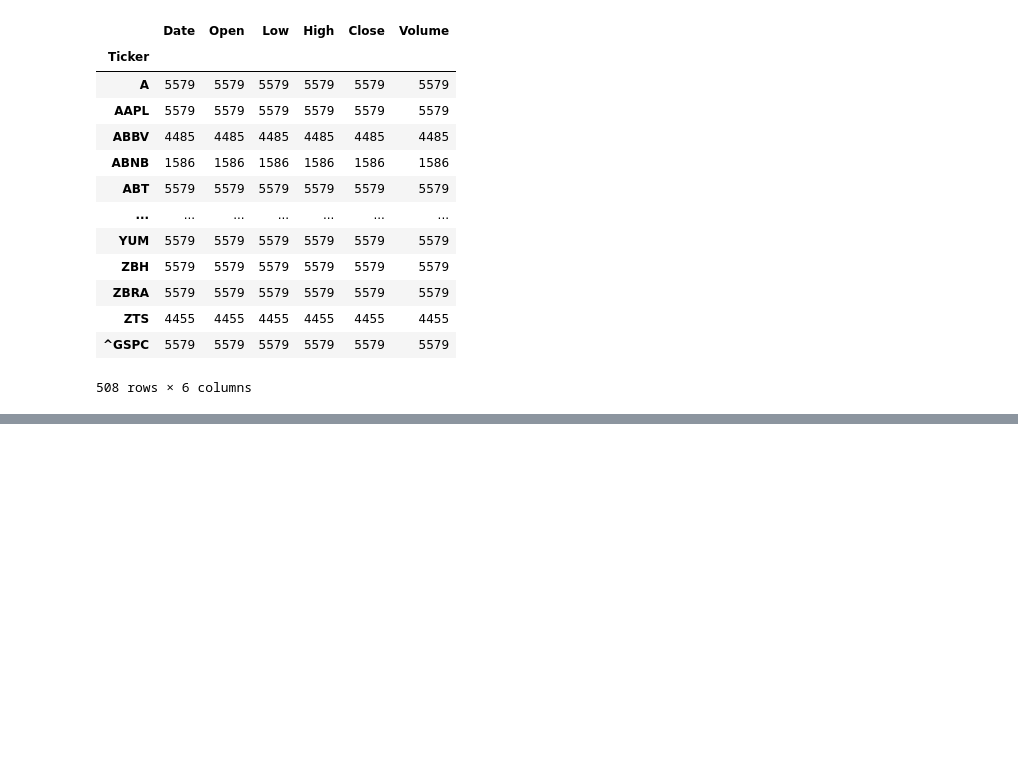
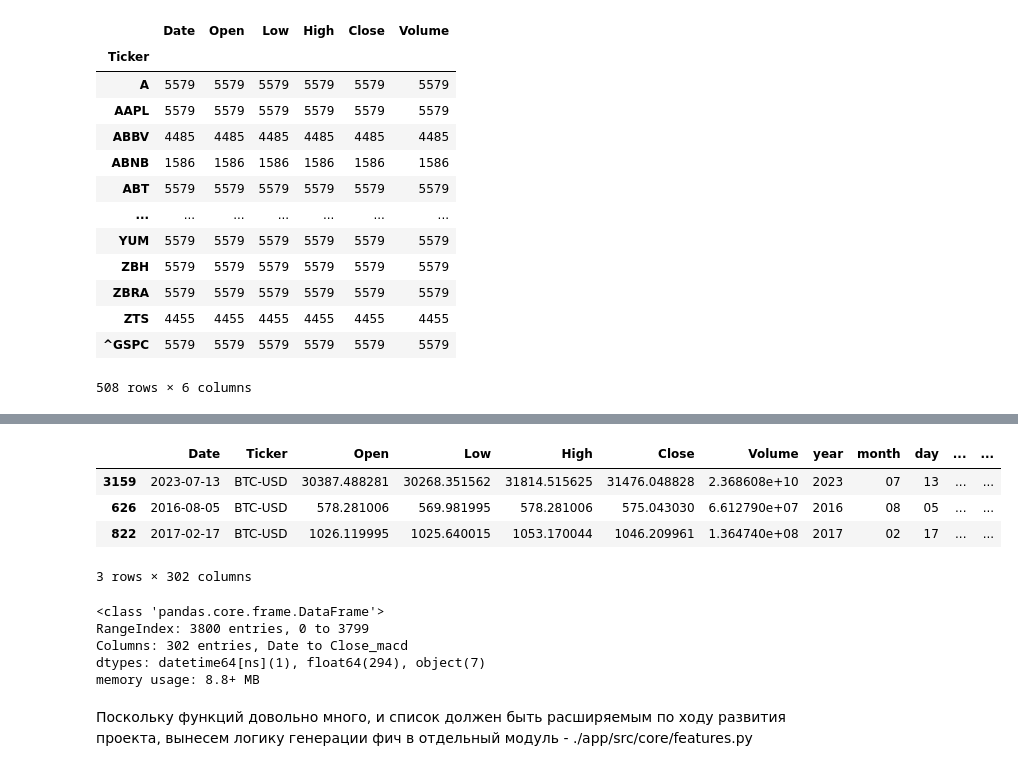
Before and after one commit to PaulDok/ML-Finance-Bot, a Jupyter notebook: app/notebooks/Homework #3.ipynb, the cells around one changed output, grey strips where cells are left out. Saved outputs shown, nothing was run; the diff lists cells and outputs as text; code cells hidden in the pictures; blank space fills up the shorter version.

```diff
--- a/app/notebooks/Homework #3.ipynb
+++ b/app/notebooks/Homework #3.ipynb
@@ -441,0 +504,16 @@ px.scatter(x=data[data['Ticker']==ticker]["Date"], y=data[data['Ticker']==ticker
+# %%
+def add_simple_datetime_features(data:pd.DataFrame)->tuple[pd.DataFrame, list[str]]:
+    """
+    Add simple Datetime features, inferred directly from 'Date' column
+    """
+    # NOTE: looks like some will be relevant for a given interval, some will not
+    data["year"] = data["Date"].dt.strftime("%Y")
+    data["month"] = data["Date"].dt.strftime("%m")
+    data["day"] = data["Date"].dt.strftime("%d")
+    data["year_month"] = data["Date"].dt.strftime("%Y_%m")
+    data["hour"] = data["Date"].dt.strftime("%H")
+    data["minute"] = data["Date"].dt.strftime("%M")
+
+    feature_columns = ['year', 'month', 'day', 'year_month', 'hour', 'minute']
+
+    return data, feature_columns
@@ -441,0 +683,24 @@ px.scatter(x=data[data['Ticker']==ticker]["Date"], y=data[data['Ticker']==ticker
+# %%
+def add_macd(data:pd.DataFrame, feature:str, short_window:int=12, long_window:int=26)->tuple[pd.DataFrame, list[str]]:
+    """
+    Добавляет индикатор MACD (разница между краткосрочным и долгосрочным EMA).
+
+    data: DataFrame с исходными данными
+    feature: признак, для которого необходимо рассчитать MACD
+    short_window: окно для краткосрочного EMA (по умолчанию 12)
+    long_window: окно для долгосрочного EMA (по умолчанию 26)
+
+    Возвращает:
+    - обновленный DataFrame с MACD
+    - название новой колонки с MACD
+    """
+    data = data.copy()
+
+    # Рассчитываем краткосрочное и долгосрочное EMA
+    ema_short = data[feature].ewm(span=short_window, adjust=False).mean()
+    ema_long = data[feature].ewm(span=long_window, adjust=False).mean()
+
+    # Разница между краткосрочным и долгосрочным EMA (MACD)
+    data[f"{feature}_macd"] = ema_short - ema_long
+
+    return data, [f"{feature}_macd"]
@@ -441,0 +775,3 @@ px.scatter(x=data[data['Ticker']==ticker]["Date"], y=data[data['Ticker']==ticker
+# %%
+# TEST
+data, all_feature_columns = add_features(data)
@@ -441,0 +789,18 @@ px.scatter(x=data[data['Ticker']==ticker]["Date"], y=data[data['Ticker']==ticker
+# %%
+data.sample(3)
+# %% [output]
+|  | Date | Ticker | Open | Low | High | Close | Volume | year | month | day | ... | ... |
+| 3159 | 2023-07-13 | BTC-USD | 30387.488281 | 30268.351562 | 31814.515625 | 31476.048828 | 2.368608e+10 | 2023 | 07 | 13 | ... | ... |
+| 626 | 2016-08-05 | BTC-USD | 578.281006 | 569.981995 | 578.281006 | 575.043030 | 6.612790e+07 | 2016 | 08 | 05 | ... | ... |
+| 822 | 2017-02-17 | BTC-USD | 1026.119995 | 1025.640015 | 1053.170044 | 1046.209961 | 1.364740e+08 | 2017 | 02 | 17 | ... | ... |
+3 rows × 302 columns
+# %%
+data.info()
+# %% [output]
+<class 'pandas.core.frame.DataFrame'>
+RangeIndex: 3800 entries, 0 to 3799
+Columns: 302 entries, Date to Close_macd
+dtypes: datetime64[ns](1), float64(294), object(7)
+memory usage: 8.8+ MB
+# %% [markdown]
+Поскольку функций довольно много, и список должен быть расширяемым по ходу развития проекта, вынесем логику генерации фич в отдельный модуль - ./app/src/core/features.py
```
Also changed, not shown: parts of 12 cells of this notebook, 1 other file.
